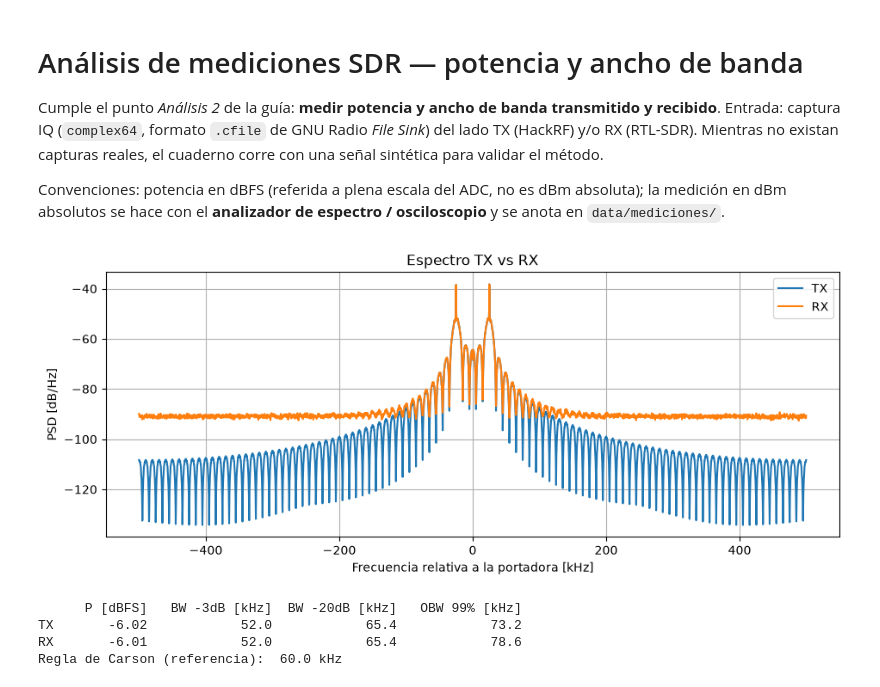
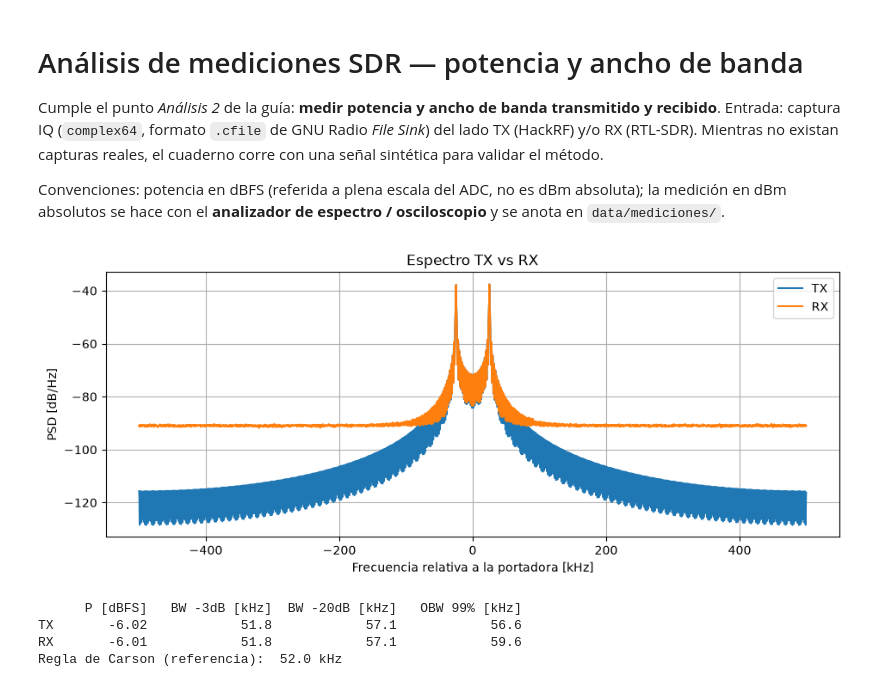
Before and after one commit to Daniela6666/COEL_Lab6, a Jupyter notebook: notebooks/Analisis_mediciones_SDR.ipynb, the cells around one changed output. Drawn from its saved outputs; the diff is of its cells as text; code cells hidden in the pictures.

```diff
--- a/notebooks/Analisis_mediciones_SDR.ipynb
+++ b/notebooks/Analisis_mediciones_SDR.ipynb
@@ -42,35 +42,35 @@ def ancho_banda_ocupado(iq, fs, fraccion=0.99, nfft=4096):
     c = np.cumsum(p)/np.sum(p)
     return f[np.searchsorted(c, (1+fraccion)/2)] - f[np.searchsorted(c, (1-fraccion)/2)]
 # %%
-# --- Señal sintética de validación: 2-FSK complejo a 1 Msps, 10 kbaud, desviación ±25 kHz ---
+# --- Señal sintética de validación: 2-FSK complejo a 1 Msps, 2 kbaud, desviación ±25 kHz ---
 rng = np.random.default_rng(1)
-fs, baud, dev = 1_000_000, 10_000, 25_000
+fs, baud, dev = 1_000_000, 2_000, 25_000
 bits = rng.integers(0, 2, 2000)
 sps = fs//baud
 freq = np.repeat((2*bits-1)*dev, sps)                    # ±desviación por bit
 fase = 2*np.pi*np.cumsum(freq)/fs                        # fase continua (CPFSK)
 iq_tx = 0.5*np.exp(1j*fase)
 iq_rx = iq_tx + 0.02*(rng.standard_normal(len(iq_tx)) + 1j*rng.standard_normal(len(iq_tx)))   # canal con ruido
 
 # --- Para datos reales descomente: ---
 # iq_tx = cargar_iq("../data/mediciones/tx.cfile"); iq_rx = cargar_iq("../data/mediciones/rx.cfile"); fs = ...  # Hz
 
 filas = []
 plt.figure(figsize=(11, 4))
 for nombre, iq in [("TX", iq_tx), ("RX", iq_rx)]:
     f, p = psd(iq, fs)
     plt.plot(f/1e3, p, label=nombre)
     filas.append((nombre, potencia_dbfs(iq), ancho_banda_xdb(f, p, 3)/1e3, ancho_banda_xdb(f, p, 20)/1e3, ancho_banda_ocupado(iq, fs)/1e3))
 plt.xlabel("Frecuencia relativa a la portadora [kHz]"); plt.ylabel("PSD [dB/Hz]"); plt.title("Espectro TX vs RX"); plt.grid(True); plt.legend()
 guardar("sdr_01_espectro_tx_rx"); plt.show()
 
 print(f"{'':4}{'P [dBFS]':>10}{'BW -3dB [kHz]':>16}{'BW -20dB [kHz]':>16}{'OBW 99% [kHz]':>16}")
 for n, pw, b3, b20, obw in filas:
     print(f"{n:4}{pw:10.2f}{b3:16.1f}{b20:16.1f}{obw:16.1f}")
 print("Regla de Carson (referencia): ", 2*(dev+baud/2)/1e3, "kHz")
 # %% [output]
-[figure, old version]
+[figure, new version]
       P [dBFS]   BW -3dB [kHz]  BW -20dB [kHz]   OBW 99% [kHz]
-TX       -6.02            52.0            65.4            73.2
-RX       -6.01            52.0            65.4            78.6
-Regla de Carson (referencia):  60.0 kHz
+TX       -6.02            51.8            57.1            56.6
+RX       -6.01            51.8            57.1            59.6
+Regla de Carson (referencia):  52.0 kHz
```
Also changed, not shown: 14 other files.
